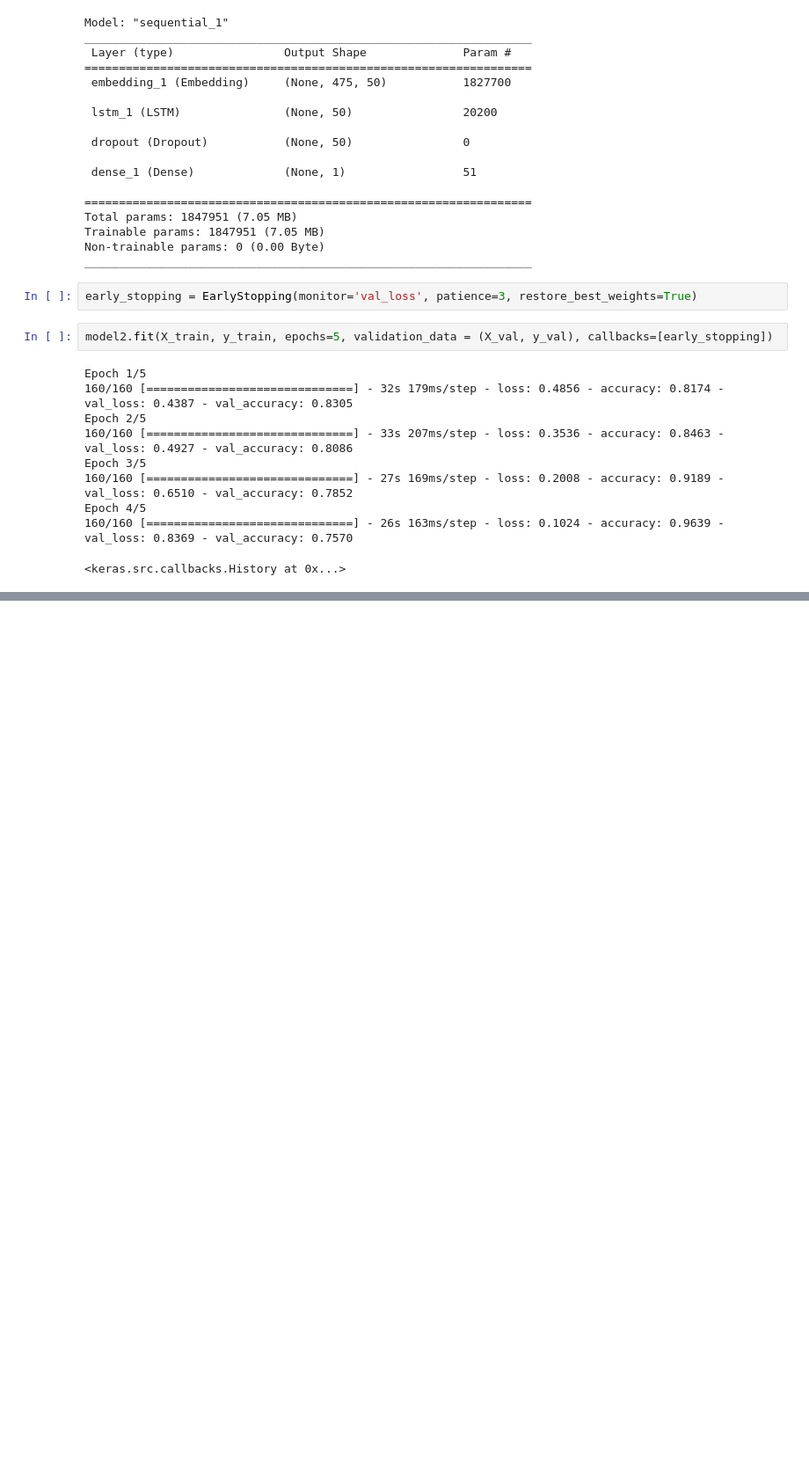
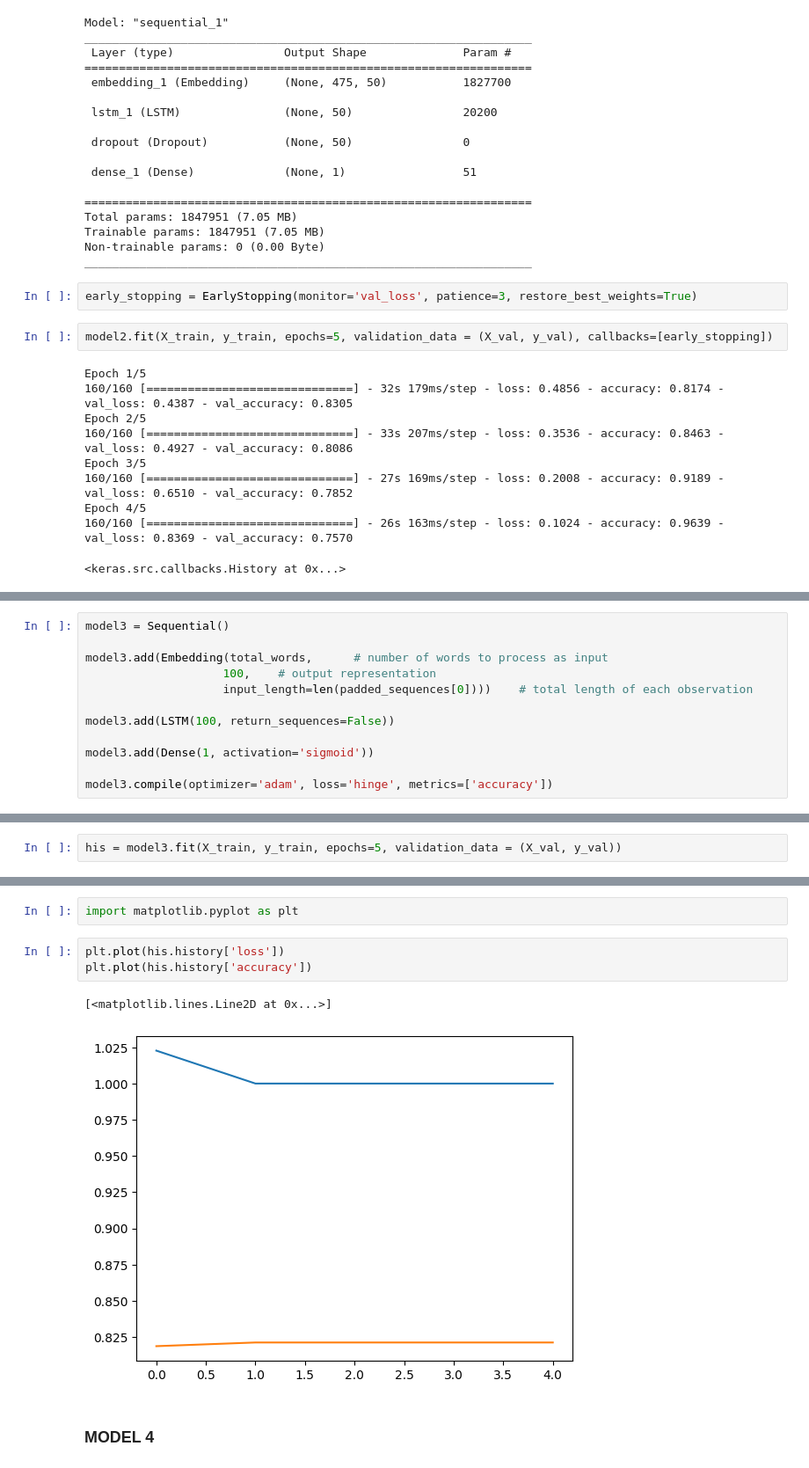
Before and after one commit to efeperro/Spotting-Economy-News, a Jupyter notebook: RNN_Model_Basic.ipynb, the cells around one changed output, grey strips where cells are left out. Shown at 88% size. Drawn from its saved outputs; the diff is of its cells as text; blank space fills up the shorter version.

Commit message:
With 4 models

```diff
--- a/RNN_Model_Basic.ipynb
+++ b/RNN_Model_Basic.ipynb
@@ -499,0 +482,12 @@ history
+# %%
+model3 = Sequential()
+
+model3.add(Embedding(total_words,      # number of words to process as input
+                    100,    # output representation
+                    input_length=len(padded_sequences[0])))    # total length of each observation
+
+model3.add(LSTM(100, return_sequences=False))
+
+model3.add(Dense(1, activation='sigmoid'))
+
+model3.compile(optimizer='adam', loss='hinge', metrics=['accuracy'])
@@ -499,0 +512,2 @@ history
+# %%
+his = model3.fit(X_train, y_train, epochs=5, validation_data = (X_val, y_val))
@@ -499,0 +548,10 @@ history
+# %%
+import matplotlib.pyplot as plt
+# %%
+plt.plot(his.history['loss'])
+plt.plot(his.history['accuracy'])
+# %% [output]
+[<matplotlib.lines.Line2D at 0x...>]
+[figure, added]
+# %% [markdown]
+### MODEL 4
```
Also changed, not shown: parts of 20 cells of this notebook.
